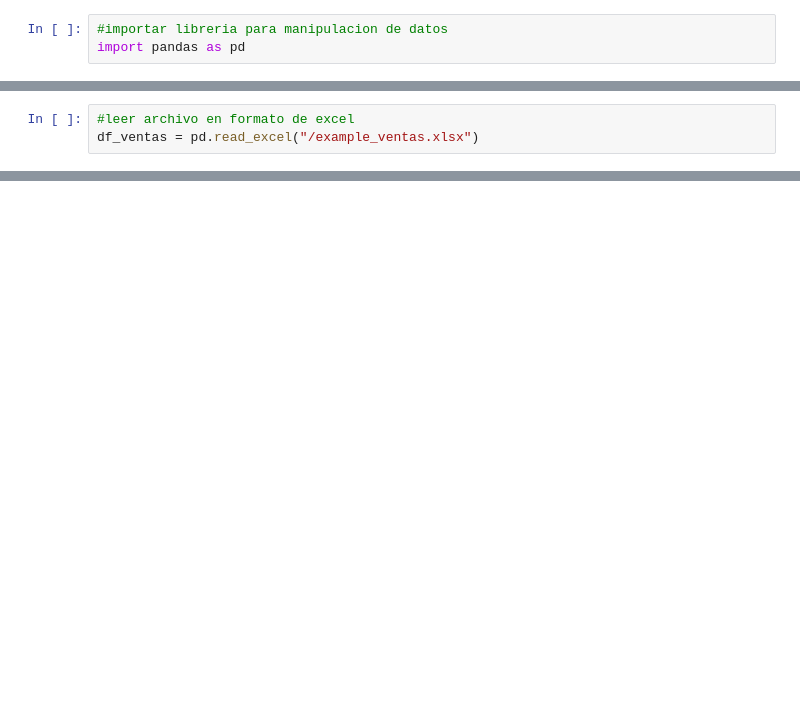
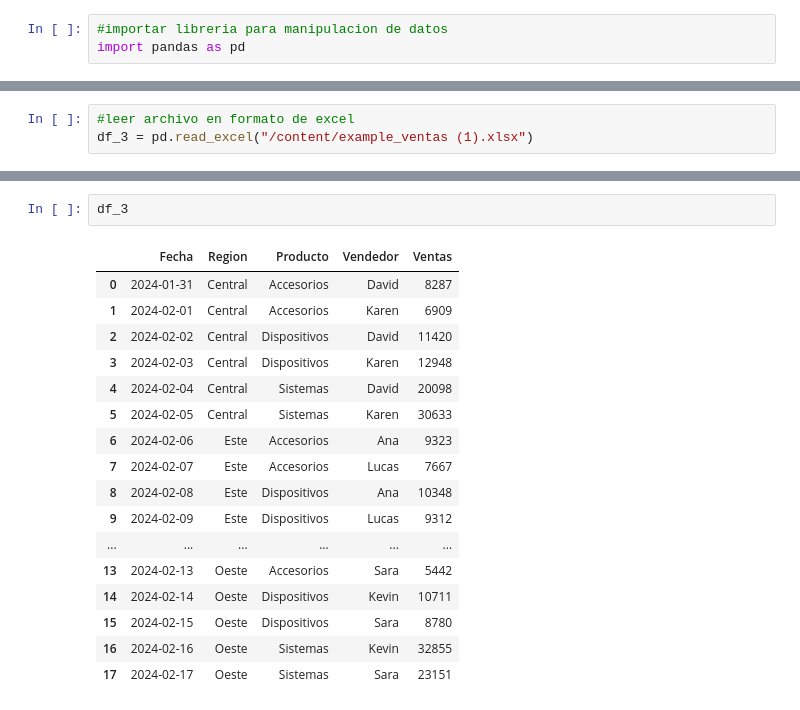
Before and after one commit to Dannap77/Talento-tech, a Jupyter notebook: Taller_Iniciación.ipynb, the cells around one changed output, grey strips where cells are left out. Cells and saved outputs as stored; diff of their text form; blank space fills up the shorter version.

```diff
--- a/Taller_Iniciación.ipynb
+++ b/Taller_Iniciación.ipynb
@@ -11,3 +28,3 @@ Mounted at /content/drive
 # %%
 #leer archivo en formato de excel
-df_ventas = pd.read_excel("/example_ventas.xlsx")
+df_3 = pd.read_excel("/content/example_ventas (1).xlsx")
@@ -189,0 +31,20 @@ Ejercicio 9: Eliminar la columna 'Vendedor'
+# %%
+df_3
+# %% [output]
+|  | Fecha | Region | Producto | Vendedor | Ventas |
+| 0 | 2024-01-31 | Central | Accesorios | David | 8287 |
+| 1 | 2024-02-01 | Central | Accesorios | Karen | 6909 |
+| 2 | 2024-02-02 | Central | Dispositivos | David | 11420 |
+| 3 | 2024-02-03 | Central | Dispositivos | Karen | 12948 |
+| 4 | 2024-02-04 | Central | Sistemas | David | 20098 |
+| 5 | 2024-02-05 | Central | Sistemas | Karen | 30633 |
+| 6 | 2024-02-06 | Este | Accesorios | Ana | 9323 |
+| 7 | 2024-02-07 | Este | Accesorios | Lucas | 7667 |
+| 8 | 2024-02-08 | Este | Dispositivos | Ana | 10348 |
+| 9 | 2024-02-09 | Este | Dispositivos | Lucas | 9312 |
+| ... | ... | ... | ... | ... | ... |
+| 13 | 2024-02-13 | Oeste | Accesorios | Sara | 5442 |
+| 14 | 2024-02-14 | Oeste | Dispositivos | Kevin | 10711 |
+| 15 | 2024-02-15 | Oeste | Dispositivos | Sara | 8780 |
+| 16 | 2024-02-16 | Oeste | Sistemas | Kevin | 32855 |
+| 17 | 2024-02-17 | Oeste | Sistemas | Sara | 23151 |
```
Also changed, not shown: parts of 16 cells of this notebook, 13 other files.
